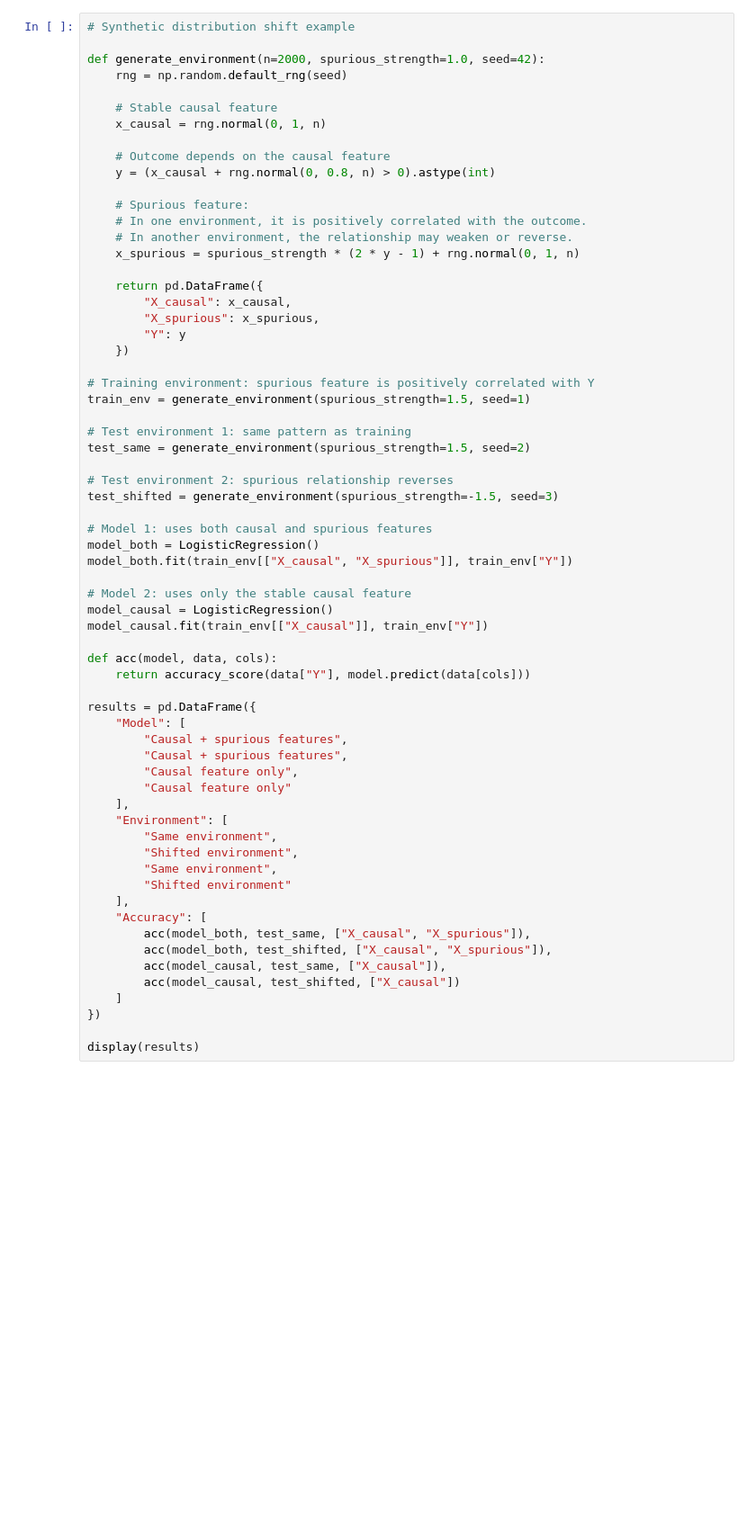
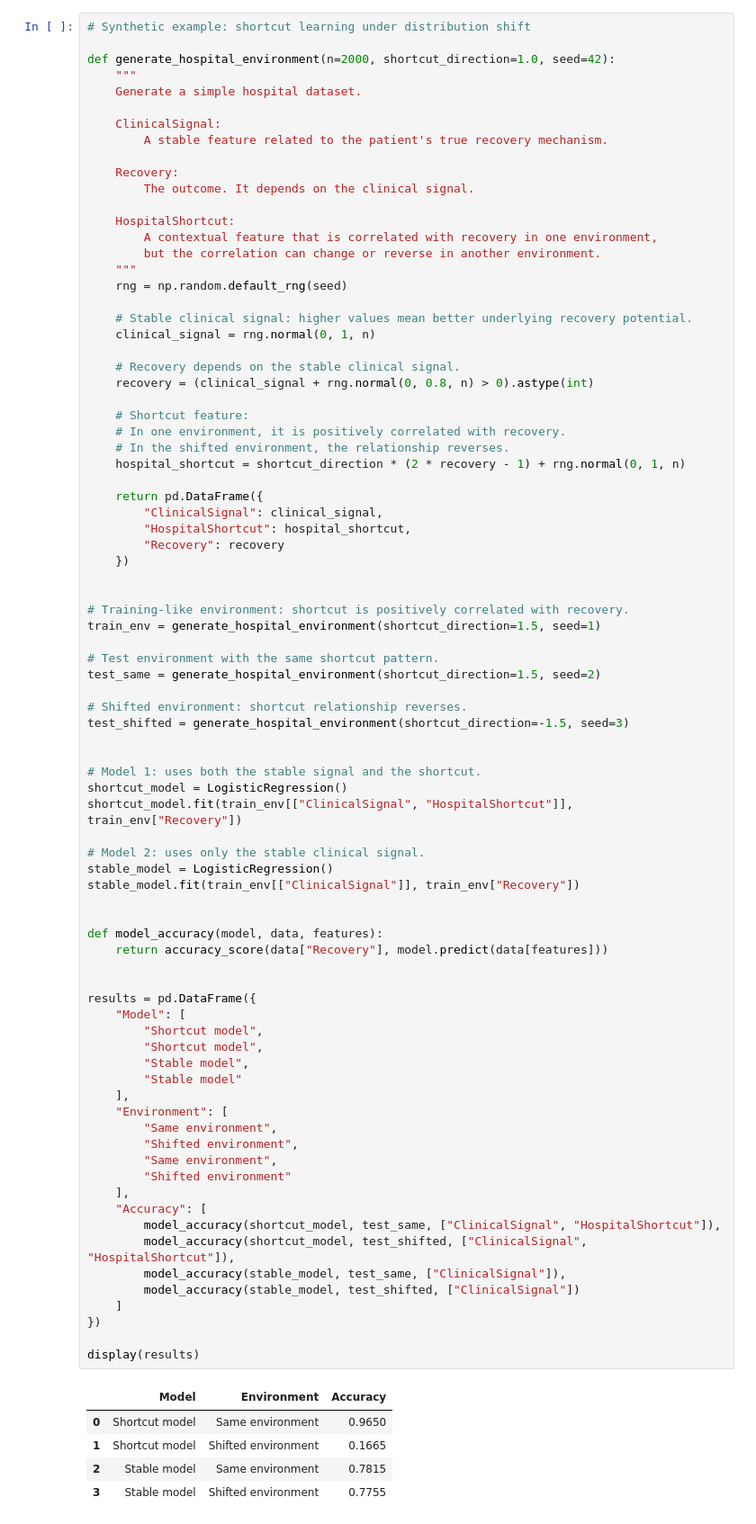
Before and after one commit to Ci2Lab/Causal-Intelligence-Course, a Jupyter notebook: Lectures/01_Foundations_of_Causal_Intelligence.ipynb, the cells around one changed output. Shown at 90% size. Cells and saved outputs as stored; diff of their text form; blank space fills up the shorter version.

```diff
--- a/Lectures/01_Foundations_of_Causal_Intelligence.ipynb
+++ b/Lectures/01_Foundations_of_Causal_Intelligence.ipynb
@@ -1789,68 +2074,91 @@ The purpose of the following simulation is to show this problem clearly.
 # %%
-# Synthetic distribution shift example
+# Synthetic example: shortcut learning under distribution shift
 
-def generate_environment(n=2000, spurious_strength=1.0, seed=42):
+def generate_hospital_environment(n=2000, shortcut_direction=1.0, seed=42):
+    """
+    Generate a simple hospital dataset.
+
+    ClinicalSignal:
+        A stable feature related to the patient's true recovery mechanism.
+
+    Recovery:
+        The outcome. It depends on the clinical signal.
+
+    HospitalShortcut:
+        A contextual feature that is correlated with recovery in one environment,
+        but the correlation can change or reverse in another environment.
+    """
     rng = np.random.default_rng(seed)
 
-    # Stable causal feature
-    x_causal = rng.normal(0, 1, n)
+    # Stable clinical signal: higher values mean better underlying recovery potential.
+    clinical_signal = rng.normal(0, 1, n)
 
-    # Outcome depends on the causal feature
-    y = (x_causal + rng.normal(0, 0.8, n) > 0).astype(int)
+    # Recovery depends on the stable clinical signal.
+    recovery = (clinical_signal + rng.normal(0, 0.8, n) > 0).astype(int)
 
-    # Spurious feature:
-    # In one environment, it is positively correlated with the outcome.
-    # In another environment, the relationship may weaken or reverse.
-    x_spurious = spurious_strength * (2 * y - 1) + rng.normal(0, 1, n)
+    # Shortcut feature:
+    # In one environment, it is positively correlated with recovery.
+    # In the shifted environment, the relationship reverses.
+    hospital_shortcut = shortcut_direction * (2 * recovery - 1) + rng.normal(0, 1, n)
 
     return pd.DataFrame({
-        "X_causal": x_causal,
-        "X_spurious": x_spurious,
-        "Y": y
+        "ClinicalSignal": clinical_signal,
+        "HospitalShortcut": hospital_shortcut,
+        "Recovery": recovery
     })
 
-# Training environment: spurious feature is positively correlated with Y
-train_env = generate_environment(spurious_strength=1.5, seed=1)
 
-# Test environment 1: same pattern as training
-test_same = generate_environment(spurious_strength=1.5, seed=2)
+# Training-like environment: shortcut is positively correlated with recovery.
+train_env = generate_hospital_environment(shortcut_direction=1.5, seed=1)
 
-# Test environment 2: spurious relationship reverses
-test_shifted = generate_environment(spurious_strength=-1.5, seed=3)
+# Test environment with the same shortcut pattern.
+test_same = generate_hospital_environment(shortcut_direction=1.5, seed=2)
 
-# Model 1: uses both causal and spurious features
-model_both = LogisticRegression()
-model_both.fit(train_env[["X_causal", "X_spurious"]], train_env["Y"])
+# Shifted environment: shortcut relationship reverses.
+test_shifted = generate_hospital_environment(shortcut_direction=-1.5, seed=3)
 
-# Model 2: uses only the stable causal feature
-model_causal = LogisticRegression()
-model_causal.fit(train_env[["X_causal"]], train_env["Y"])
 
-def acc(model, data, cols):
-    return accuracy_score(data["Y"], model.predict(data[cols]))
+# Model 1: uses both the stable signal and the shortcut.
+shortcut_model = LogisticRegression()
+shortcut_model.fit(train_env[["ClinicalSignal", "HospitalShortcut"]], train_env["Recovery"])
+
+# Model 2: uses only the stable clinical signal.
+stable_model = LogisticRegression()
+stable_model.fit(train_env[["ClinicalSignal"]], train_env["Recovery"])
+
+
+def model_accuracy(model, data, features):
+    return accuracy_score(data["Recovery"], model.predict(data[features]))
+
 
 results = pd.DataFrame({
     "Model": [
-        "Causal + spurious features",
-        "Causal + spurious features",
-        "Causal feature only",
-        "Causal feature only"
+        "Shortcut model",
+        "Shortcut model",
+        "Stable model",
+        "Stable model"
     ],
     "Environment": [
         "Same environment",
         "Shifted environment",
         "Same environment",
         "Shifted environment"
     ],
     "Accuracy": [
-        acc(model_both, test_same, ["X_causal", "X_spurious"]),
-        acc(model_both, test_shifted, ["X_causal", "X_spurious"]),
-        acc(model_causal, test_same, ["X_causal"]),
-        acc(model_causal, test_shifted, ["X_causal"])
+        model_accuracy(shortcut_model, test_same, ["ClinicalSignal", "HospitalShortcut"]),
+        model_accuracy(shortcut_model, test_shifted, ["ClinicalSignal", "HospitalShortcut"]),
+        model_accuracy(stable_model, test_same, ["ClinicalSignal"]),
+        model_accuracy(stable_model, test_shifted, ["ClinicalSignal"])
     ]
 })
 
 display(results)
+# %% [output]
+|  | Model | Environment | Accuracy |
+| 0 | Shortcut model | Same environment | 0.9650 |
+| 1 | Shortcut model | Shifted environment | 0.1665 |
+| 2 | Stable model | Same environment | 0.7815 |
+| 3 | Stable model | Shifted environment | 0.7755 |
 # %%
 fig, axes = plt.subplots(1, 2, figsize=(13, 4.8))
 
```
Also changed, not shown: parts of 31 cells of this notebook.
